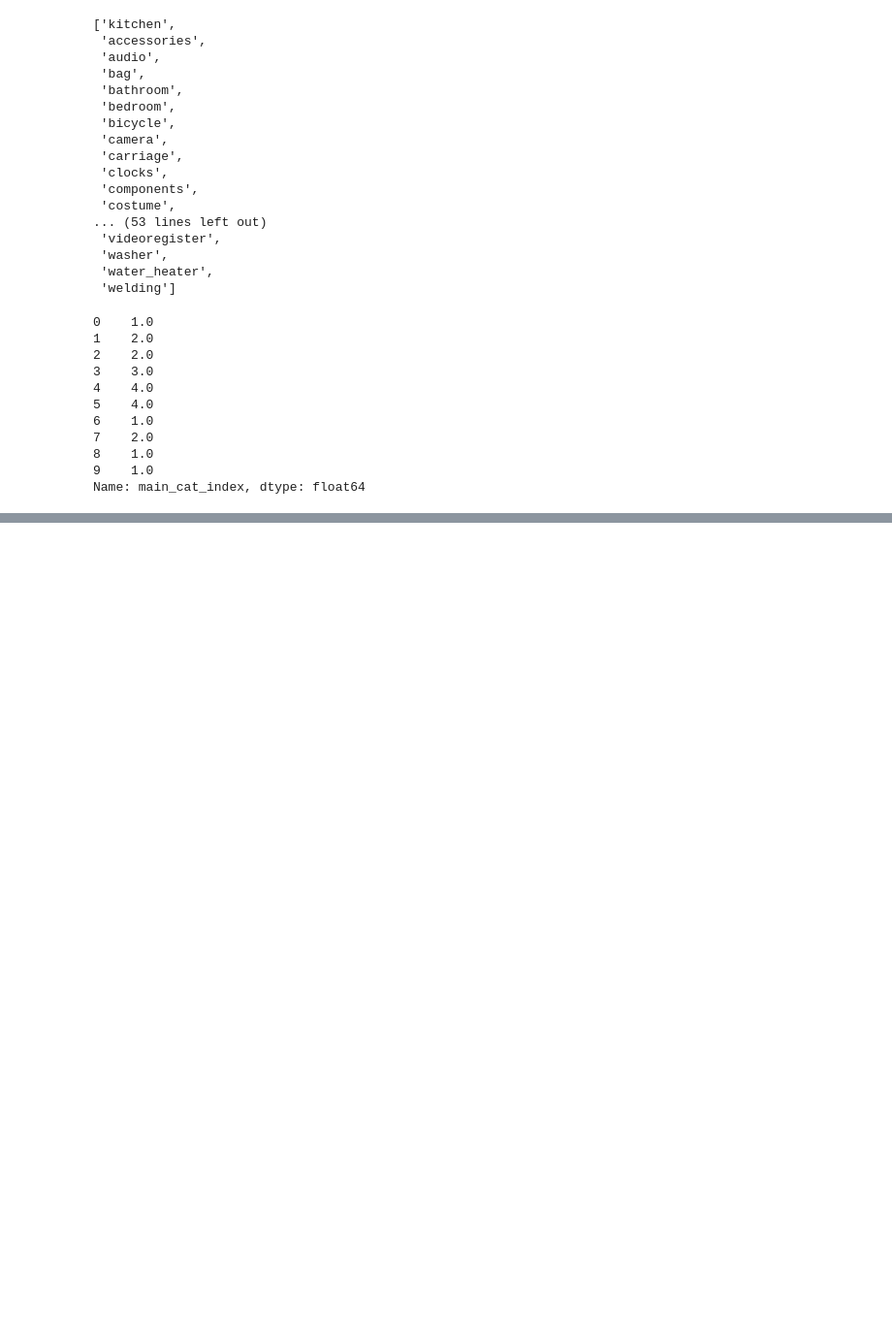
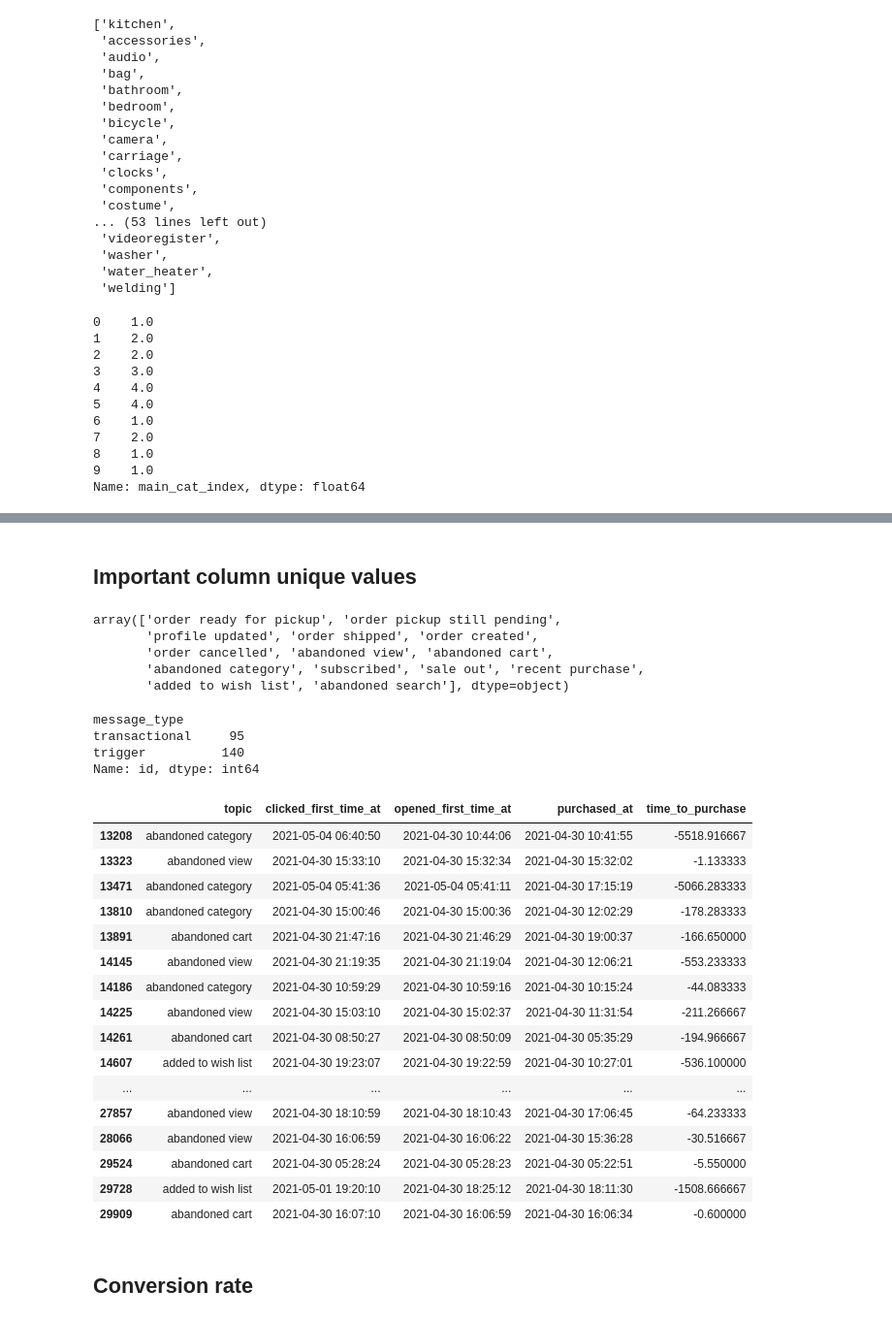
Before and after one commit to cdy3870/pyspark_transactions, a Jupyter notebook: pyspark_actions.ipynb, the cells around one changed output, grey strips where cells are left out. Shown at 97% size. Saved outputs shown, nothing was run; the diff lists cells and outputs as text; code cells hidden in the pictures; blank space fills up the shorter version.

Commit message:
Updated transactional messages analysis

```diff
--- a/pyspark_actions.ipynb
+++ b/pyspark_actions.ipynb
@@ -533,0 +597,28 @@ with open("sankey_labels.txt", "wb") as f:
+# %%
+func =  udf (lambda x: datetime.strptime(f"{x[5:7]}/{x[8:10]}/{x[:4]}" , '%m/%d/%Y'), DateType())
+
+def setup_data():
+    campaigns_df = spark.read.option("header",True).csv("data/campaigns.csv")
+    messages_df = spark.read.option("header",True).csv("data/messages-demo.csv")
+    for col_ in subject_cols:
+        campaigns_df = campaigns_df.withColumn(col_, campaigns_df[col_].cast("boolean"))
+
+    campaigns_df = campaigns_df.withColumn("campaign_uid", concat_ws("_", campaigns_df["campaign_type"], campaigns_df["id"]))
+    campaigns_df = campaigns_df.withColumnRenamed("channel", "c_channel")
+    campaigns_df = campaigns_df.withColumnRenamed("id", "c_id")
+    messages_df = messages_df.withColumn("campaign_uid", concat_ws("_", messages_df["message_type"], messages_df["campaign_id"]))
+    merged_df = messages_df.join(campaigns_df, ["campaign_uid"])
+    # merged_df = merged_df.na.drop(subset=["started_at"])
+    # merged_df = merged_df.withColumn("started_at", func(col('started_at')))
+    merged_df = merged_df.na.drop(subset=["sent_at"])
+    merged_df = merged_df.withColumn("sent_at", func(col('sent_at')))
+
+    merged_df = merged_df.withColumn("purchased_at", f.to_date(merged_df["purchased_at"]))
+    merged_df = merged_df.withColumn("clicked_first_time_at", f.to_date(merged_df["clicked_first_time_at"]))
+
+    merged_df = merged_df.withColumn("time_to_purchase", merged_df["purchased_at"] - merged_df["clicked_first_time_at"])
+    merged_df = merged_df.withColumn("time_to_purchase", f.udf(lambda x : x.total_seconds()/60 if x != None else 0)("time_to_purchase"))
+    print(merged_df.columns)
+    return merged_df
+
+merged_df = setup_data()
@@ -533,0 +641,2 @@ with open("sankey_labels.txt", "wb") as f:
+# %%
+temp_df = merged_df.limit(200000).toPandas()
@@ -533,0 +668,2 @@ with open("sankey_labels.txt", "wb") as f:
+# %%
+temp_df["is_opened"] = temp_df["is_opened"].fillna("f")
@@ -533,0 +688,10 @@ with open("sankey_labels.txt", "wb") as f:
+# %% [markdown]
+## Important column unique values
+# %%
+temp_df["topic"].unique()
+# %% [output]
+array(['order ready for pickup', 'order pickup still pending',
+       'profile updated', 'order shipped', 'order created',
+       'order cancelled', 'abandoned view', 'abandoned cart',
+       'abandoned category', 'subscribed', 'sale out', 'recent purchase',
+       'added to wish list', 'abandoned search'], dtype=object)
@@ -533,0 +700,32 @@ with open("sankey_labels.txt", "wb") as f:
+# %%
+for col in subject_cols:
+    temp_df[col] = temp_df[col].astype(bool)
+# %%
+temp_df[temp_df["is_purchased"] == 't'].groupby("message_type").count()["id"]
+# %% [output]
+message_type
+transactional     95
+trigger          140
+Name: id, dtype: int64
+# %%
+temp_df[(temp_df["is_purchased"] == 't') & (temp_df["message_type"] == 'trigger')][['topic', 'clicked_first_time_at', 'opened_first_time_at', "purchased_at","time_to_purchase"]].head(50)
+# %% [output]
+|  | topic | clicked_first_time_at | opened_first_time_at | purchased_at | time_to_purchase |
+| 13208 | abandoned category | 2021-05-04 06:40:50 | 2021-04-30 10:44:06 | 2021-04-30 10:41:55 | -5518.916667 |
+| 13323 | abandoned view | 2021-04-30 15:33:10 | 2021-04-30 15:32:34 | 2021-04-30 15:32:02 | -1.133333 |
+| 13471 | abandoned category | 2021-05-04 05:41:36 | 2021-05-04 05:41:11 | 2021-04-30 17:15:19 | -5066.283333 |
+| 13810 | abandoned category | 2021-04-30 15:00:46 | 2021-04-30 15:00:36 | 2021-04-30 12:02:29 | -178.283333 |
+| 13891 | abandoned cart | 2021-04-30 21:47:16 | 2021-04-30 21:46:29 | 2021-04-30 19:00:37 | -166.650000 |
+| 14145 | abandoned view | 2021-04-30 21:19:35 | 2021-04-30 21:19:04 | 2021-04-30 12:06:21 | -553.233333 |
+| 14186 | abandoned category | 2021-04-30 10:59:29 | 2021-04-30 10:59:16 | 2021-04-30 10:15:24 | -44.083333 |
+| 14225 | abandoned view | 2021-04-30 15:03:10 | 2021-04-30 15:02:37 | 2021-04-30 11:31:54 | -211.266667 |
+| 14261 | abandoned cart | 2021-04-30 08:50:27 | 2021-04-30 08:50:09 | 2021-04-30 05:35:29 | -194.966667 |
+| 14607 | added to wish list | 2021-04-30 19:23:07 | 2021-04-30 19:22:59 | 2021-04-30 10:27:01 | -536.100000 |
+| ... | ... | ... | ... | ... | ... |
+| 27857 | abandoned view | 2021-04-30 18:10:59 | 2021-04-30 18:10:43 | 2021-04-30 17:06:45 | -64.233333 |
+| 28066 | abandoned view | 2021-04-30 16:06:59 | 2021-04-30 16:06:22 | 2021-04-30 15:36:28 | -30.516667 |
+| 29524 | abandoned cart | 2021-04-30 05:28:24 | 2021-04-30 05:28:23 | 2021-04-30 05:22:51 | -5.550000 |
+| 29728 | added to wish list | 2021-05-01 19:20:10 | 2021-04-30 18:25:12 | 2021-04-30 18:11:30 | -1508.666667 |
+| 29909 | abandoned cart | 2021-04-30 16:07:10 | 2021-04-30 16:06:59 | 2021-04-30 16:06:34 | -0.600000 |
+# %% [markdown]
+## Conversion rate
```
Also changed, not shown: parts of 64 cells of this notebook, 3 other files.
